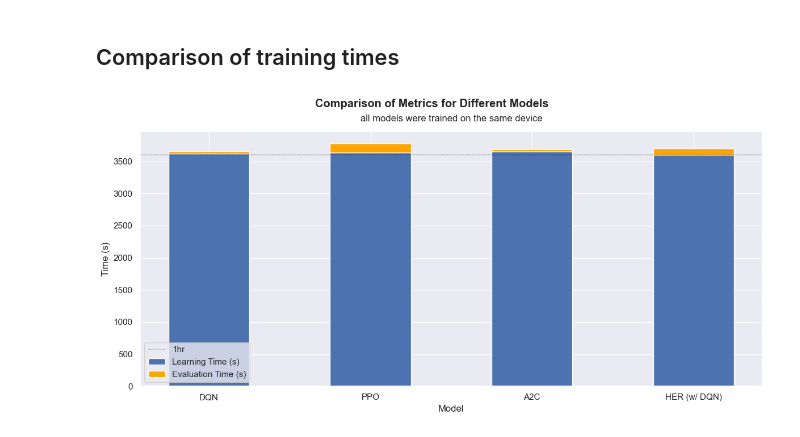
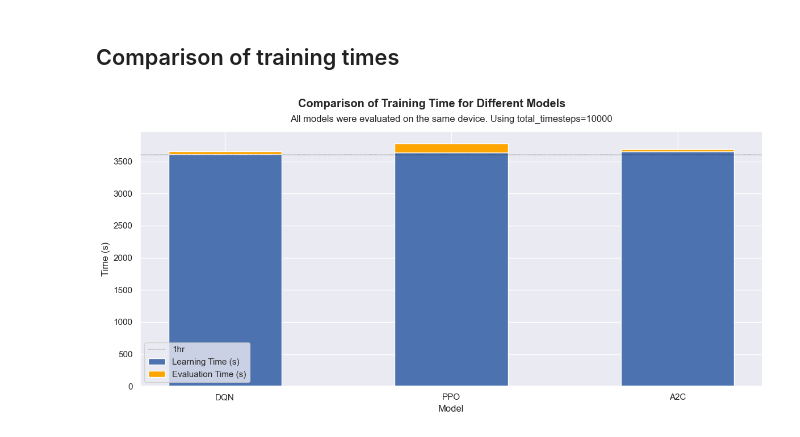
Before and after one commit to Harmxn02/RL-Project-highway, a Jupyter notebook: presentation/model_comparison.ipynb, the cells around one changed output. Drawn from its saved outputs; the diff is of its cells as text; code cells hidden in the pictures.

Commit message:
Finish 2nd plot

```diff
--- a/presentation/model_comparison.ipynb
+++ b/presentation/model_comparison.ipynb
@@ -10,25 +10,26 @@ sns.set(style="darkgrid")
 # %%
 training_times_DF = pd.DataFrame({
 
-    "Model": ["DQN", "PPO", "A2C", "HER (w/ DQN)"],
-    "Learning Time (s)": [3615.5, 3639.5, 3657.2, 3600],
-    "Evaluation Time (s)": [38.2, 139.0, 35, 100],
+    "Model": ["DQN", "PPO", "A2C"],
+    "Learning Time (s)": [3615.5, 3639.5, 3657.2],
+    "Evaluation Time (s)": [38.2, 139.0, 35],
     })
 
 training_times_DF["Total Time (s)"] = training_times_DF["Learning Time (s)"] + training_times_DF["Evaluation Time (s)"]
+
 
 # Plot
 plt.figure(figsize=(12, 6))
 plt.bar(training_times_DF["Model"], training_times_DF["Learning Time (s)"], color="b", label="Learning Time (s)", width=0.5)
 plt.bar(training_times_DF["Model"], training_times_DF["Evaluation Time (s)"], color="orange", bottom=training_times_DF["Learning Time (s)"], label="Evaluation Time (s)", width=0.5)
 
-plt.suptitle('Comparison of Metrics for Different Models', fontweight="bold", y=0.955)
-plt.title('all models were trained on the same device', y=1.02)
+plt.suptitle('Comparison of Training Time for Different Models', fontweight="bold", y=0.955)
+plt.title('All models were evaluated on the same device. Using total_timesteps=10000', y=1.02)
 plt.xlabel('Model')
 plt.ylabel('Time (s)')
 plt.axhline(3600, linestyle="--", color="black", linewidth="0.25", label="1hr")
 plt.tight_layout()
 plt.legend()
 plt.show()
 # %% [output]
-[figure, old version]
+[figure, new version]
```
Also changed, not shown: parts of 2 cells of this notebook.
